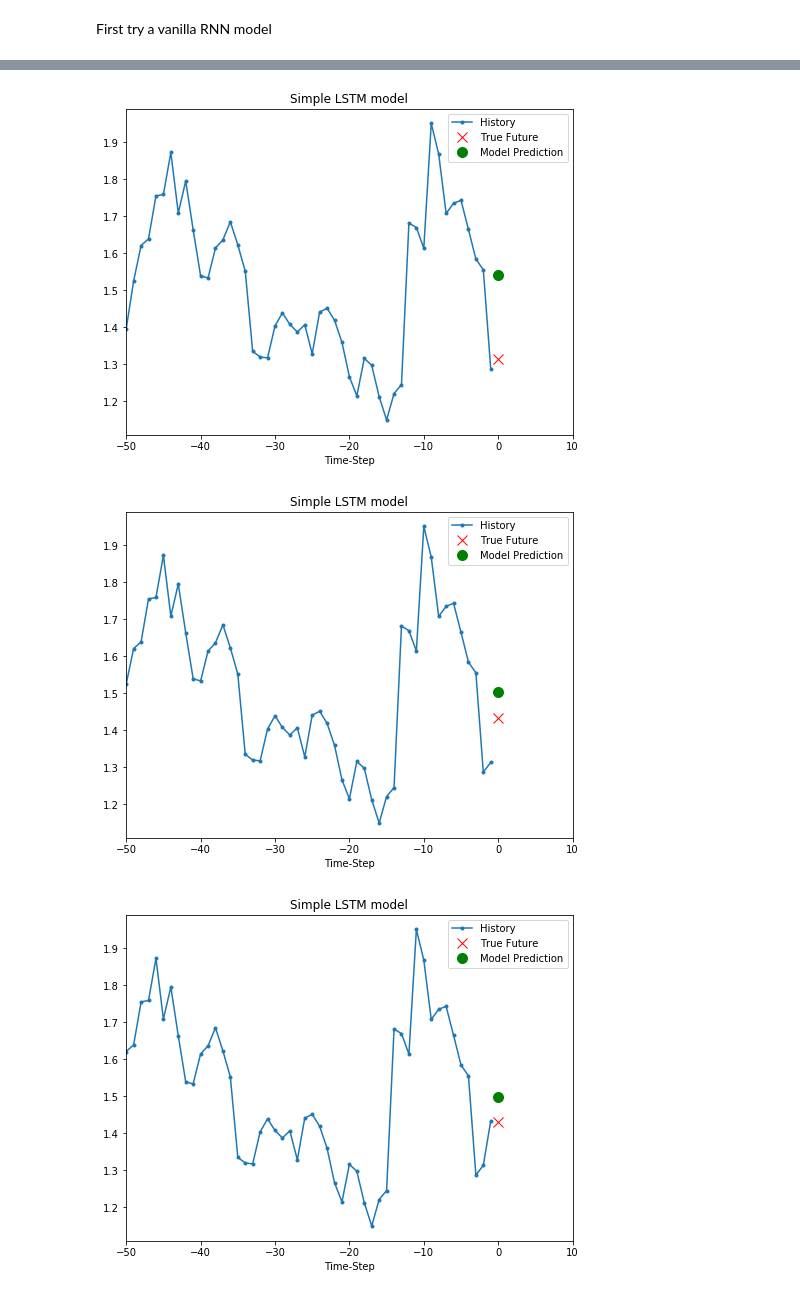
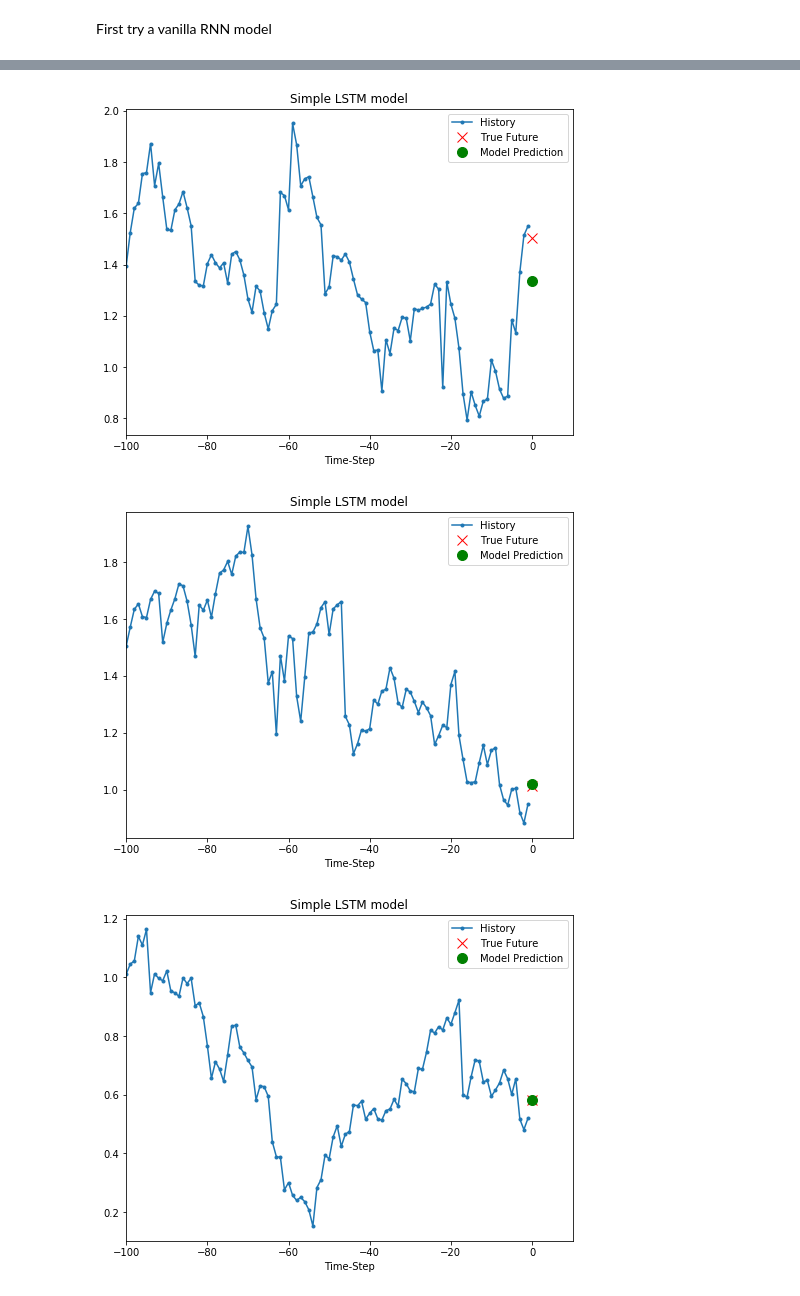
Before and after one commit to adammoss/MLiS2, a Jupyter notebook: examples/rnn/timeseries.ipynb, the cells around one changed output, grey strips where cells are left out. Drawn from its saved outputs; the diff is of its cells as text; code cells hidden in the pictures.

```diff
--- a/examples/rnn/timeseries.ipynb
+++ b/examples/rnn/timeseries.ipynb
@@ -94,7 +93,7 @@ uni_data = (uni_data-uni_train_mean)/uni_train_std
 # %% [markdown]
 Use the last N observations to learn to predict the value at the next time step.
 # %%
-univariate_past_history = 50
+univariate_past_history = 100
 univariate_future_target = 0
 
 X_train, Y_train = univariate_data(uni_data, 0, TRAIN_SPLIT,
@@ -230,5 +237,5 @@ plt.show()
 # %%
-for i in range(5):
+for i in [0, 100, 200, 300]:
   plot = show_plot([X_test[i], Y_test[i],
                     rnn_model.predict(X_test[i:i+1])[0]], 0, 'Simple RNN model')
   plot.show()
@@ -288,9 +294,9 @@ plt.show()
 # %%
-for i in range(5):
+for i in [0, 100, 200, 300]:
   plot = show_plot([X_test[i], Y_test[i],
                     lstm_model.predict(X_test[i:i+1])[0]], 0, 'Simple LSTM model')
   plot.show()
 # %% [output]
-[figure, old version]
+[figure, new version]
-[figure, old version]
+[figure, new version]
-[figure, old version]
+[figure, new version]
```
Also changed, not shown: parts of 13 cells of this notebook.
